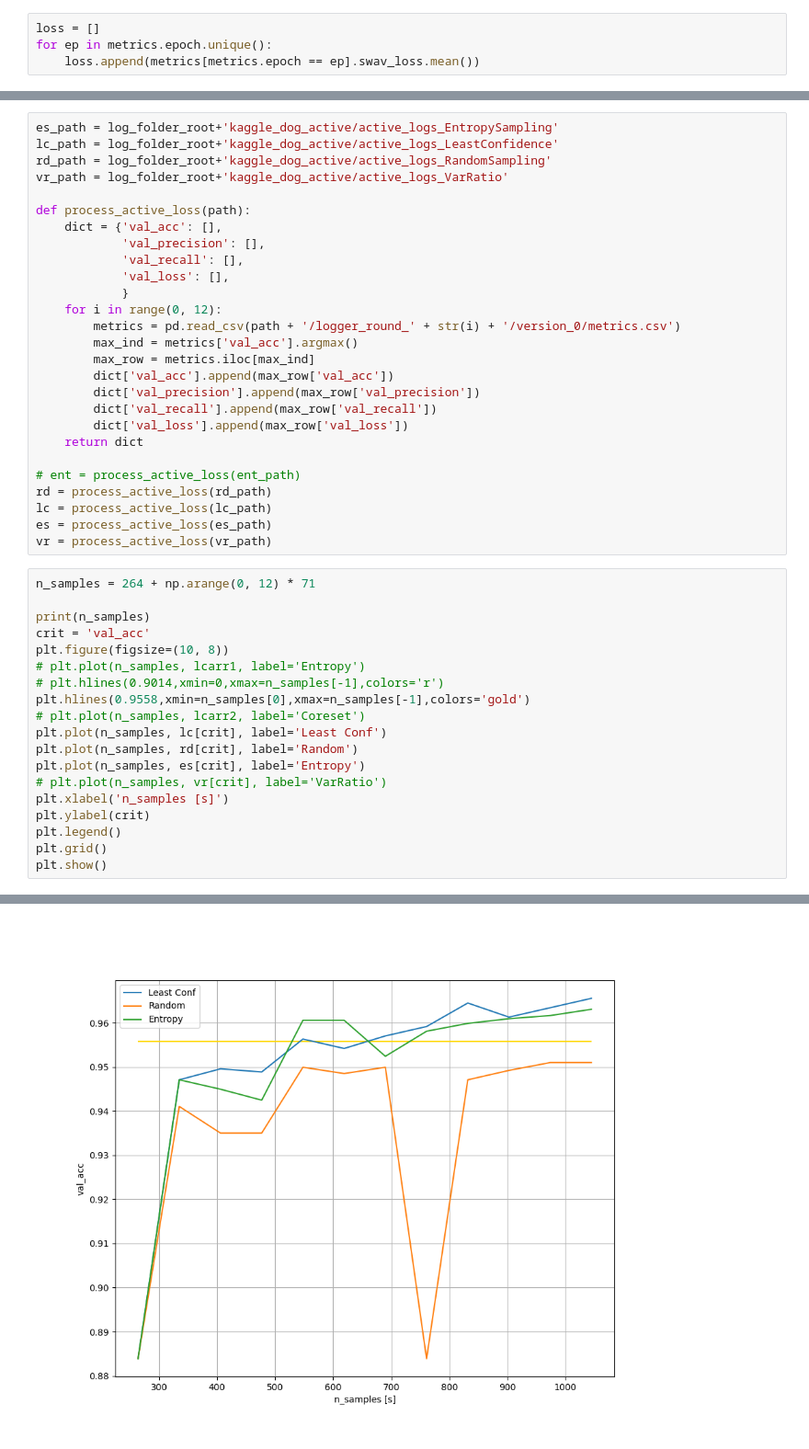
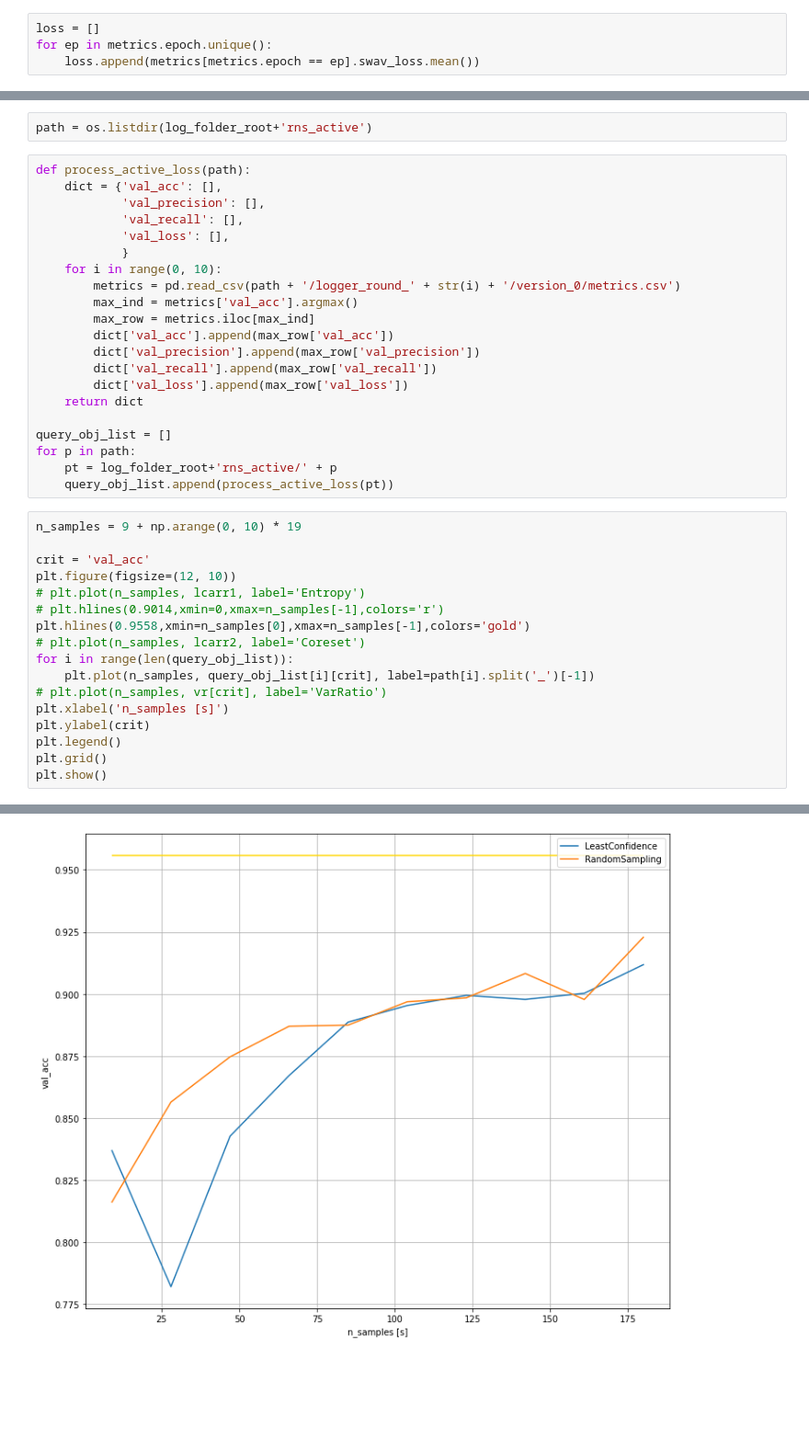
Before and after one commit to penn-cnt/RNS_Annotation-Pipeline, a Jupyter notebook: scripts/RNS_LITT_ANNOTATION_PIPELINE/rns_scripts/kaggle_rns_plot.ipynb, the cells around one changed output, grey strips where cells are left out. Shown at 92% size. Saved outputs shown, nothing was run; the diff lists cells and outputs as text; blank space fills up the shorter version.

Commit message:
modified active

```diff
--- a/scripts/RNS_LITT_ANNOTATION_PIPELINE/rns_scripts/kaggle_rns_plot.ipynb
+++ b/scripts/RNS_LITT_ANNOTATION_PIPELINE/rns_scripts/kaggle_rns_plot.ipynb
@@ -83,19 +83,16 @@ plt.show()
 # %% [output]
 No artists with labels found to put in legend.  Note that artists whose label start with an underscore are ignored when legend() is called with no argument.
 [figure]
+# %%
+path = os.listdir(log_folder_root+'rns_active')
 # %%
-es_path = log_folder_root+'kaggle_dog_active/active_logs_EntropySampling'
-lc_path = log_folder_root+'kaggle_dog_active/active_logs_LeastConfidence'
-rd_path = log_folder_root+'kaggle_dog_active/active_logs_RandomSampling'
-vr_path = log_folder_root+'kaggle_dog_active/active_logs_VarRatio'
-
 def process_active_loss(path):
     dict = {'val_acc': [],
             'val_precision': [],
             'val_recall': [],
             'val_loss': [],
             }
-    for i in range(0, 12):
+    for i in range(0, 10):
         metrics = pd.read_csv(path + '/logger_round_' + str(i) + '/version_0/metrics.csv')
         max_ind = metrics['val_acc'].argmax()
         max_row = metrics.iloc[max_ind]
@@ -105,24 +102,21 @@ def process_active_loss(path):
         dict['val_loss'].append(max_row['val_loss'])
     return dict
 
-# ent = process_active_loss(ent_path)
-rd = process_active_loss(rd_path)
-lc = process_active_loss(lc_path)
-es = process_active_loss(es_path)
-vr = process_active_loss(vr_path)
+query_obj_list = []
+for p in path:
+    pt = log_folder_root+'rns_active/' + p
+    query_obj_list.append(process_active_loss(pt))
 # %%
-n_samples = 264 + np.arange(0, 12) * 71
+n_samples = 9 + np.arange(0, 10) * 19
 
-print(n_samples)
 crit = 'val_acc'
-plt.figure(figsize=(10, 8))
+plt.figure(figsize=(12, 10))
 # plt.plot(n_samples, lcarr1, label='Entropy')
 # plt.hlines(0.9014,xmin=0,xmax=n_samples[-1],colors='r')
 plt.hlines(0.9558,xmin=n_samples[0],xmax=n_samples[-1],colors='gold')
 # plt.plot(n_samples, lcarr2, label='Coreset')
-plt.plot(n_samples, lc[crit], label='Least Conf')
-plt.plot(n_samples, rd[crit], label='Random')
-plt.plot(n_samples, es[crit], label='Entropy')
+for i in range(len(query_obj_list)):
+    plt.plot(n_samples, query_obj_list[i][crit], label=path[i].split('_')[-1])
 # plt.plot(n_samples, vr[crit], label='VarRatio')
 plt.xlabel('n_samples [s]')
 plt.ylabel(crit)
@@ -134 +127 @@ plt.show()
-[figure, old version]
+[figure, new version]
```
Also changed, not shown: parts of 1 cell of this notebook, 6 other files.
